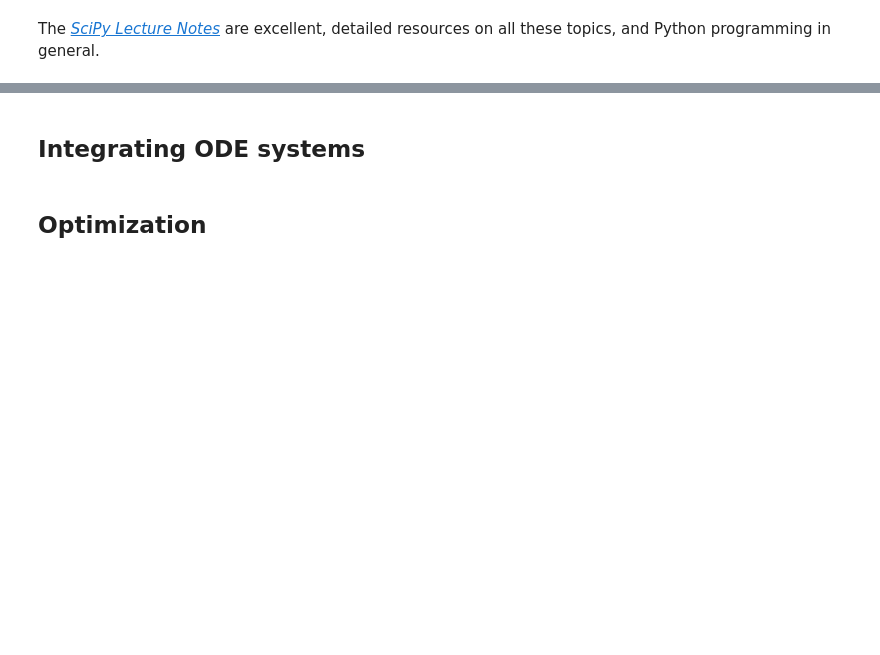
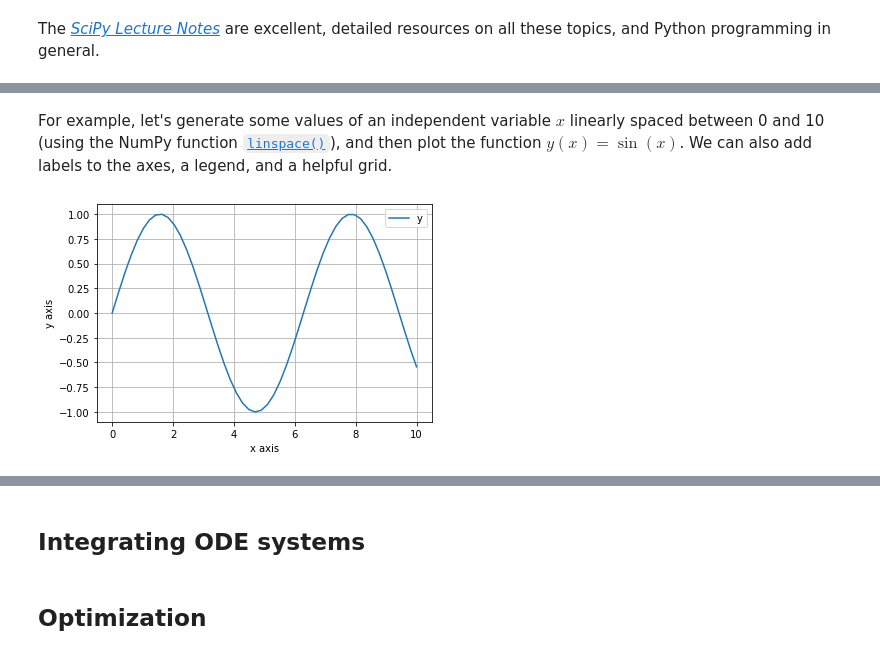
Before and after one commit to kyleniemeyer/computational-thermo, a Jupyter notebook: content/using-scipy.ipynb, the cells around one changed output, grey strips where cells are left out. Cells and saved outputs as stored; diff of their text form; code cells hidden in the pictures; blank space fills up the shorter version.

Commit message:
some scipy intro content

```diff
--- a/content/using-scipy.ipynb
+++ b/content/using-scipy.ipynb
@@ -19,0 +26,21 @@ The [*SciPy Lecture Notes*](https://scipy-lectures.org) are excellent, detailed
+# %%
+# these lines are only for helping improve the display
+from IPython.display import set_matplotlib_formats
+set_matplotlib_formats('pdf', 'png')
+plt.rcParams['savefig.dpi'] = 150
+# %% [markdown]
+For example, let's generate some values of an independent variable $x$ linearly spaced between 0 and 10 (using the NumPy function [`linspace()`](https://docs.scipy.org/doc/numpy/reference/generated/numpy.linspace.html)), and then plot the function $y(x) = \sin(x)$. We can also add labels to the axes, a legend, and a helpful grid.
+# %%
+import numpy as np
+
+x = np.linspace(0, 10, num=50, endpoint=True)
+y = np.sin(x)
+
+plt.plot(x, y)
+plt.xlabel('x axis')
+plt.ylabel('y axis')
+plt.legend('y(x)')
+plt.grid(True)
+plt.show()
+# %% [output]
+[figure, added]
```
Also changed, not shown: parts of 13 cells of this notebook, 7 other files.
